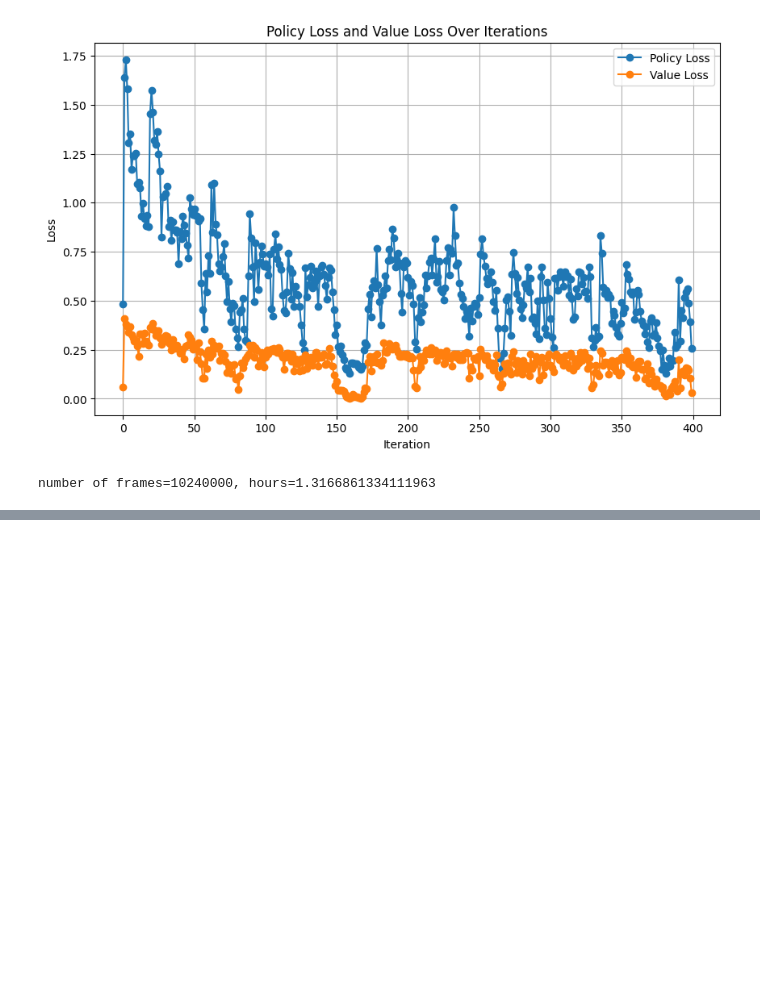
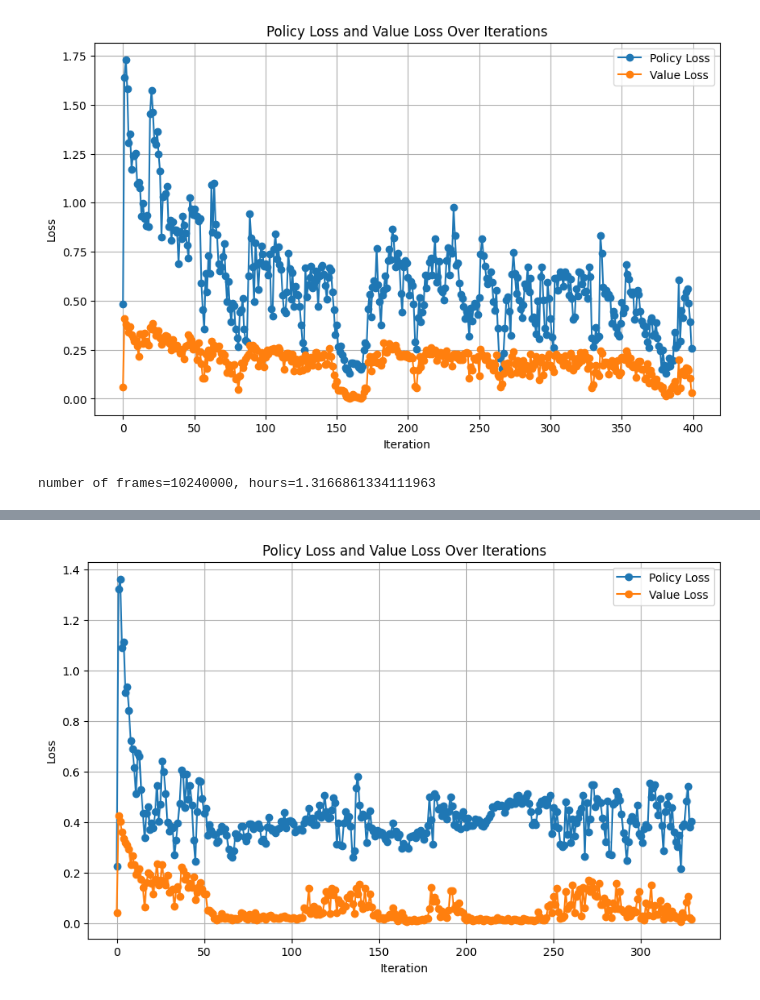
Before and after one commit to s-angheben/rf-learning, a Jupyter notebook: notebook.ipynb, the cells around one changed output, grey strips where cells are left out. Cells and saved outputs as stored; diff of their text form; code cells hidden in the pictures; blank space fills up the shorter version.

```diff
--- a/notebook.ipynb
+++ b/notebook.ipynb
@@ -725,0 +641,4 @@ first player: -1.0
+# %%
+plot_losses("./alphazero/checkpoints/connect_four_6_128/training_log.json")
+# %% [output]
+[figure, added]
```
Also changed, not shown: parts of 18 cells of this notebook, 8 other files.
